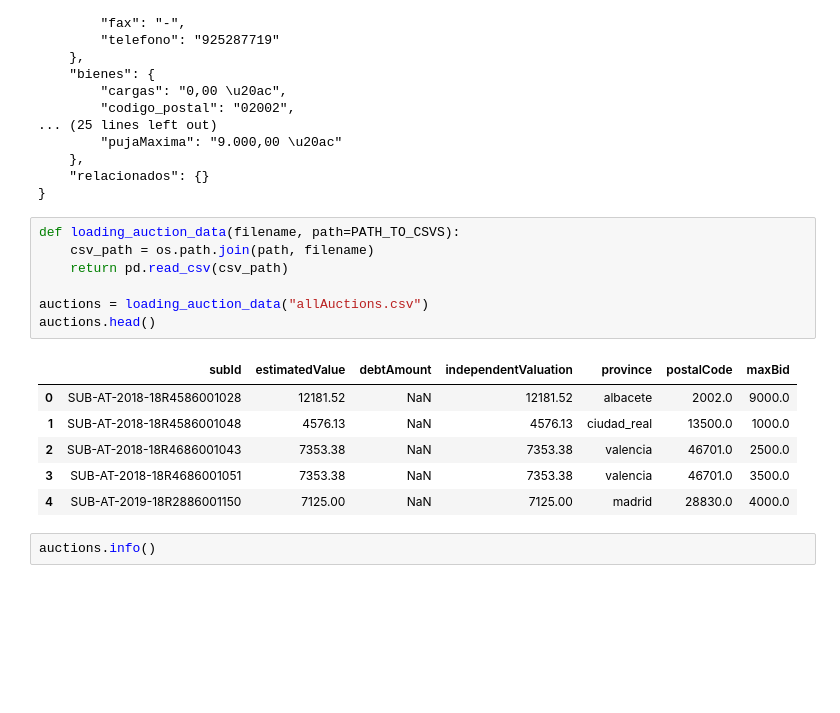
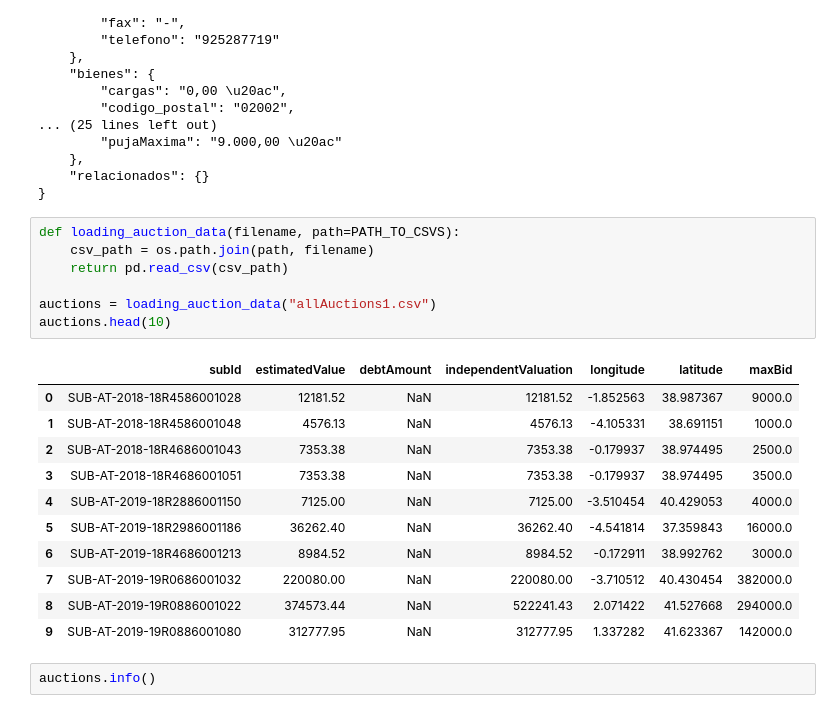
Before and after one commit to alexxxmf/scraper-for-repossesions, a Jupyter notebook: Initial analysis.ipynb, the cells around one changed output. Drawn from its saved outputs; the diff is of its cells as text; blank space fills up the shorter version.

```diff
--- a/Initial analysis.ipynb
+++ b/Initial analysis.ipynb
@@ -50,17 +51,22 @@ print(json.dumps(jsonData, indent=4, sort_keys=True))
 # %%
 def loading_auction_data(filename, path=PATH_TO_CSVS):
     csv_path = os.path.join(path, filename)
     return pd.read_csv(csv_path)
 
-auctions = loading_auction_data("allAuctions.csv")
-auctions.head()
+auctions = loading_auction_data("allAuctions1.csv")
+auctions.head(10)
 # %% [output]
-|  | subId | estimatedValue | debtAmount | independentValuation | province | postalCode | maxBid |
-| 0 | SUB-AT-2018-18R4586001028 | 12181.52 | NaN | 12181.52 | albacete | 2002.0 | 9000.0 |
-| 1 | SUB-AT-2018-18R4586001048 | 4576.13 | NaN | 4576.13 | ciudad_real | 13500.0 | 1000.0 |
-| 2 | SUB-AT-2018-18R4686001043 | 7353.38 | NaN | 7353.38 | valencia | 46701.0 | 2500.0 |
-| 3 | SUB-AT-2018-18R4686001051 | 7353.38 | NaN | 7353.38 | valencia | 46701.0 | 3500.0 |
-| 4 | SUB-AT-2019-18R2886001150 | 7125.00 | NaN | 7125.00 | madrid | 28830.0 | 4000.0 |
+|  | subId | estimatedValue | debtAmount | independentValuation | longitude | latitude | maxBid |
+| 0 | SUB-AT-2018-18R4586001028 | 12181.52 | NaN | 12181.52 | -1.852563 | 38.987367 | 9000.0 |
+| 1 | SUB-AT-2018-18R4586001048 | 4576.13 | NaN | 4576.13 | -4.105331 | 38.691151 | 1000.0 |
+| 2 | SUB-AT-2018-18R4686001043 | 7353.38 | NaN | 7353.38 | -0.179937 | 38.974495 | 2500.0 |
+| 3 | SUB-AT-2018-18R4686001051 | 7353.38 | NaN | 7353.38 | -0.179937 | 38.974495 | 3500.0 |
+| 4 | SUB-AT-2019-18R2886001150 | 7125.00 | NaN | 7125.00 | -3.510454 | 40.429053 | 4000.0 |
+| 5 | SUB-AT-2019-18R2986001186 | 36262.40 | NaN | 36262.40 | -4.541814 | 37.359843 | 16000.0 |
+| 6 | SUB-AT-2019-18R4686001213 | 8984.52 | NaN | 8984.52 | -0.172911 | 38.992762 | 3000.0 |
+| 7 | SUB-AT-2019-19R0686001032 | 220080.00 | NaN | 220080.00 | -3.710512 | 40.430454 | 382000.0 |
+| 8 | SUB-AT-2019-19R0886001022 | 374573.44 | NaN | 522241.43 | 2.071422 | 41.527668 | 294000.0 |
+| 9 | SUB-AT-2019-19R0886001080 | 312777.95 | NaN | 312777.95 | 1.337282 | 41.623367 | 142000.0 |
 # %%
 auctions.info()
 # %% [output]
```
Also changed, not shown: parts of 13 cells of this notebook, 32 other files.
